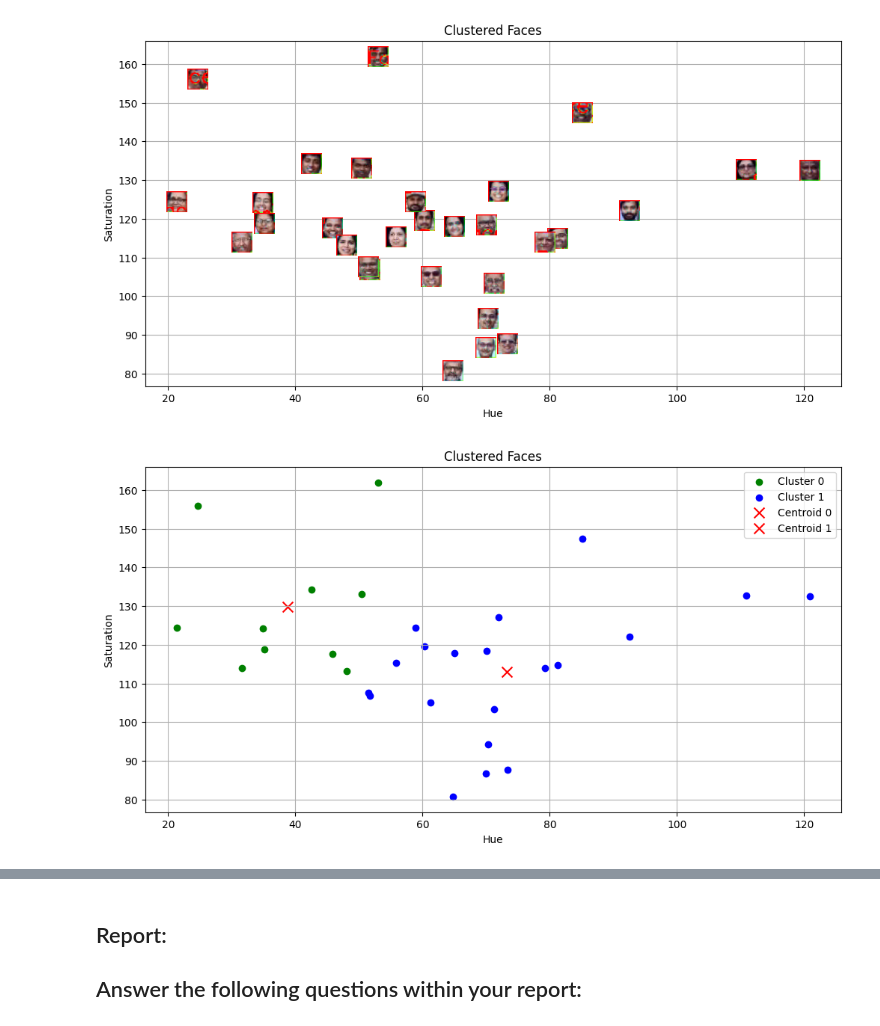
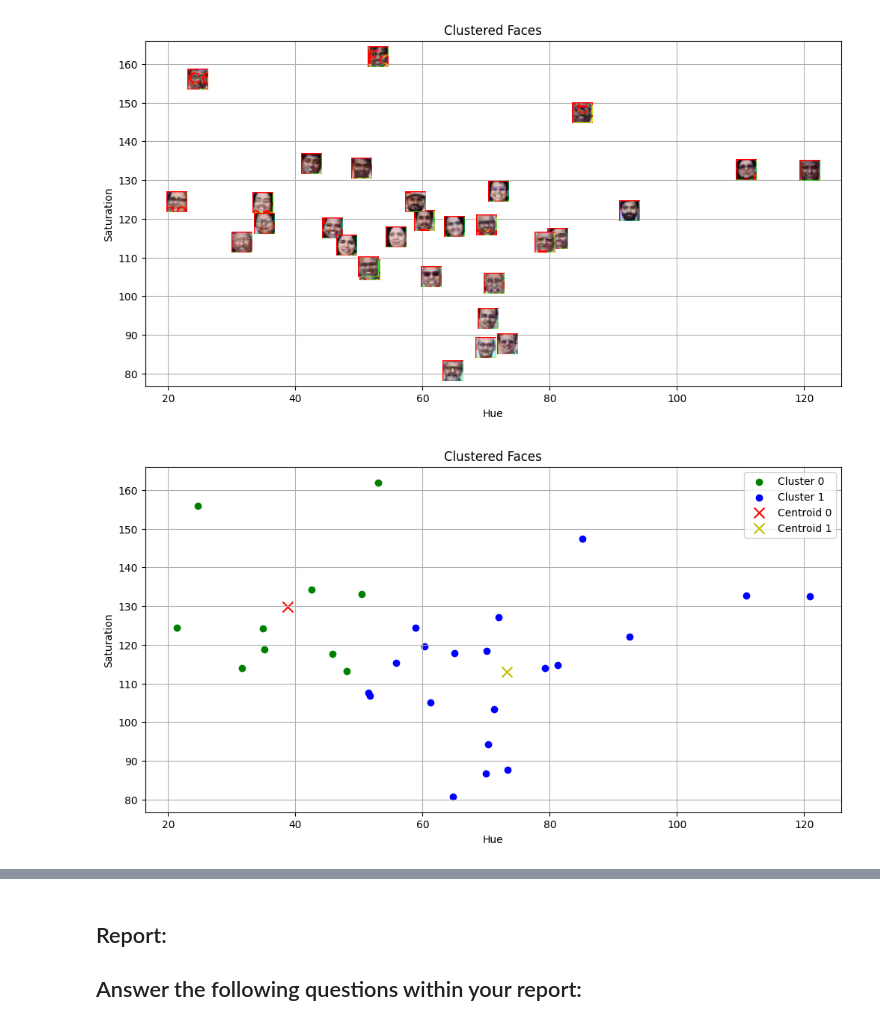
Before and after one commit to asp616848/Distance-Based-Classification, a Jupyter notebook: Lab 5-Spring 2025.ipynb, the cells around one changed output, grey strips where cells are left out. Saved outputs shown, nothing was run; the diff lists cells and outputs as text; code cells hidden in the pictures.

```diff
--- a/Lab 5-Spring 2025.ipynb
+++ b/Lab 5-Spring 2025.ipynb
@@ -102,40 +102,41 @@ fig, ax = plt.subplots(figsize=(12, 6))
 for i, (x, y, w, h) in enumerate(faces_rect):
     if kmeans.labels_[i] == 0:
         cluster_0_points.append((hue_saturation[i, 0], hue_saturation[i, 1]))
     else:
         cluster_1_points.append((hue_saturation[i, 0], hue_saturation[i, 1]))
 
 
 cluster_0_points = np.array(cluster_0_points)
 # Plot points for cluster 0 in green
 plt.scatter(cluster_0_points[:, 0], cluster_0_points[:, 1], c='g', label='Cluster 0')
 
 
 cluster_1_points = np.array(cluster_1_points)
 # Plot points for cluster 1 in blue
 plt.scatter(cluster_1_points[:, 0], cluster_1_points[:, 1], c='b', label='Cluster 1')
 
 # Calculate and plot centroids
 centroid_0 = centroids[0]
 centroid_1 = centroids[1]
 
 # Plot both the centroid for cluster 0 and cluster 1
 plt.scatter(centroid_0[0], centroid_0[1], c='r', label='Centroid 0', marker='x', s=100)
-plt.scatter(centroid_1[0], centroid_1[1], c='r', label='Centroid 1', marker='x', s=100)
+plt.scatter(centroid_1[0], centroid_1[1], c='y', label='Centroid 1', marker='x', s=100)
 
+## Put x label
 plt.xlabel("Hue")
+## Put y label
 plt.ylabel("Saturation")
+## Put title
 plt.title("Clustered Faces")
+## Add a legend
 plt.legend()
+## Add grid
 plt.grid()
-## Put x label
-## Put y label
-## Put title
-## Add a legend
-## Add grid
 ## Show the plot
+plt.show()
 # %% [output]
-[figure, old version]
+[figure, new version]
 # %%
 ## Read the class of the template image 'Dr_Shashi_Tharoor.jpg' using cv2 and store it in template_img
 template_img = "Dr_Shashi_Tharoor.jpg"
```
Also changed, not shown: parts of 2 cells of this notebook.
